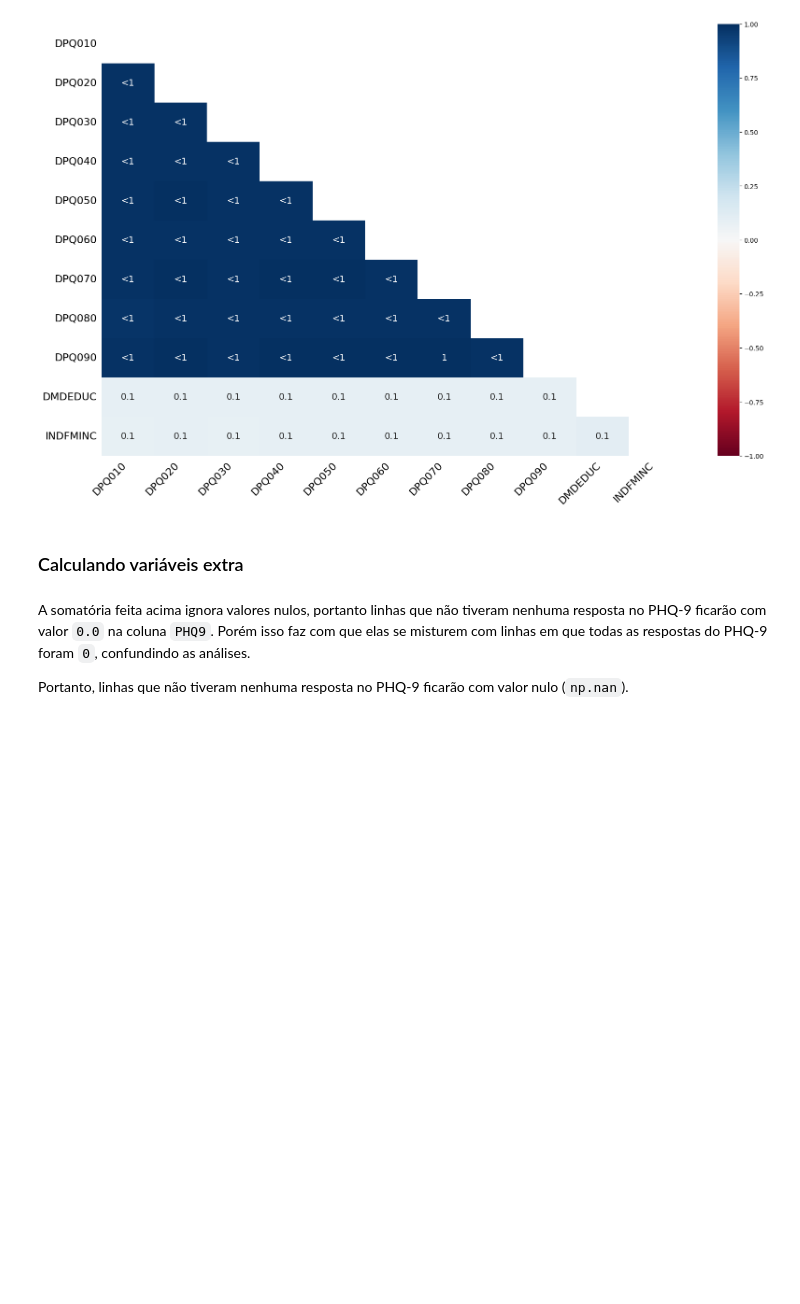
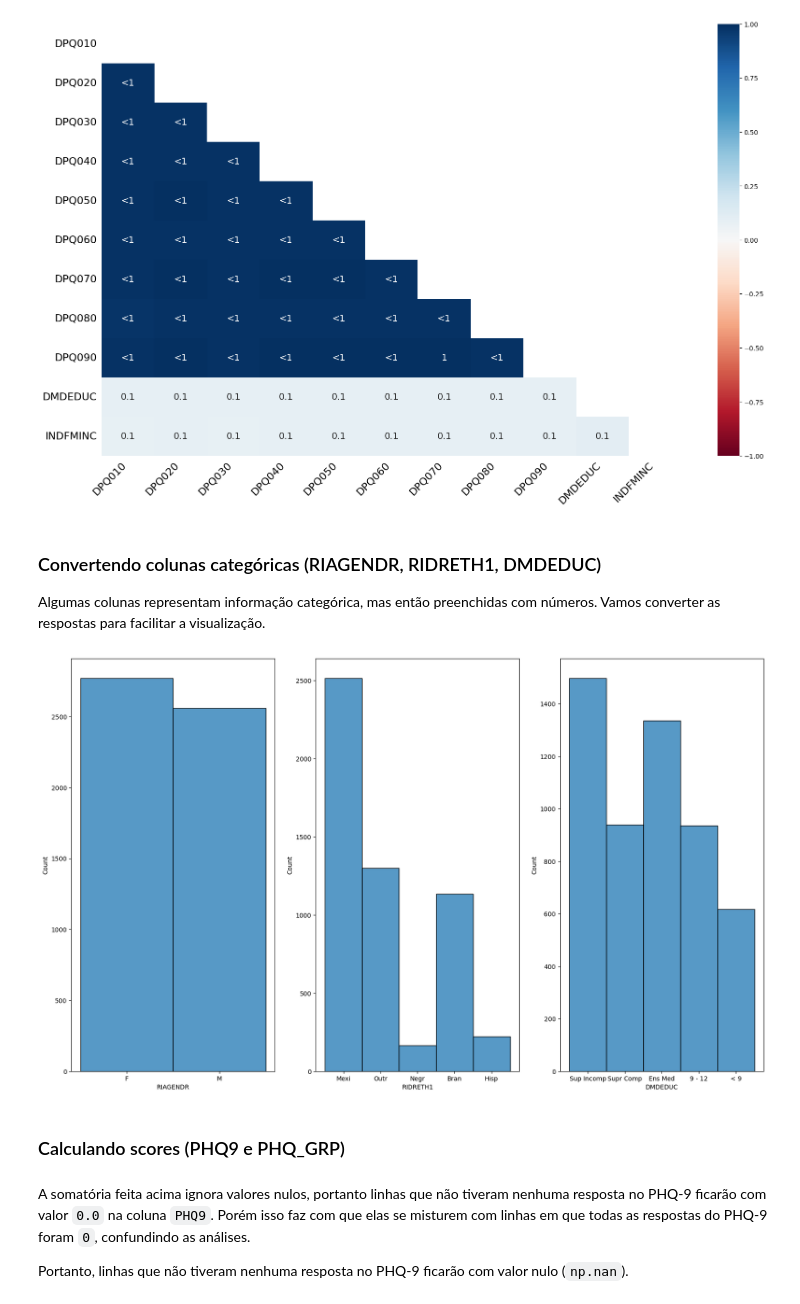
Before and after one commit to thiago-paim/tera-desafio-inferencia, a Jupyter notebook: notebooks/step_1_data_treatment.ipynb, the cells around one changed output. Drawn from its saved outputs; the diff is of its cells as text; code cells hidden in the pictures; blank space fills up the shorter version.

```diff
--- a/notebooks/step_1_data_treatment.ipynb
+++ b/notebooks/step_1_data_treatment.ipynb
@@ -130,8 +126,41 @@ msno.heatmap(demo_phq)
 <AxesSubplot: >
 [figure]
 [figure]
-# %% [markdown]
-### Calculando variáveis extra
+# %% [markdown]
+### Convertendo colunas categóricas (RIAGENDR, RIDRETH1, DMDEDUC)
+
+Algumas colunas representam informação categórica, mas então preenchidas com números. Vamos converter as respostas para facilitar a visualização.
+# %%
+values_map = {
+    'RIAGENDR': {
+        1: 'M',
+        2: 'F'
+    },
+    'RIDRETH1': {
+        1: 'Bran',
+        2: 'Negr',
+        3: 'Mexi',
+        4: 'Outr',
+        5: 'Hisp',
+    },
+    'DMDEDUC': {
+        1: '< 9',
+        2: '9 - 12',
+        3: 'Ens Med',
+        4: 'Sup Incomp',
+        5: 'Supr Comp',
+    }
+}
+
+for col in values_map.keys():
+    demo_phq[col] = demo_phq[col].replace(values_map[col])
+# %%
+func = sns.histplot
+utils.plot_for_cols(demo_phq, values_map.keys(), func=func)
+# %% [output]
+[figure, added]
+# %% [markdown]
+### Calculando scores (PHQ9 e PHQ_GRP)
 # %%
 # Calculando score do PHQ-9
 demo_phq['PHQ9'] = demo_phq[phq_cols].sum(axis=1)
```
Also changed, not shown: parts of 20 cells of this notebook.
